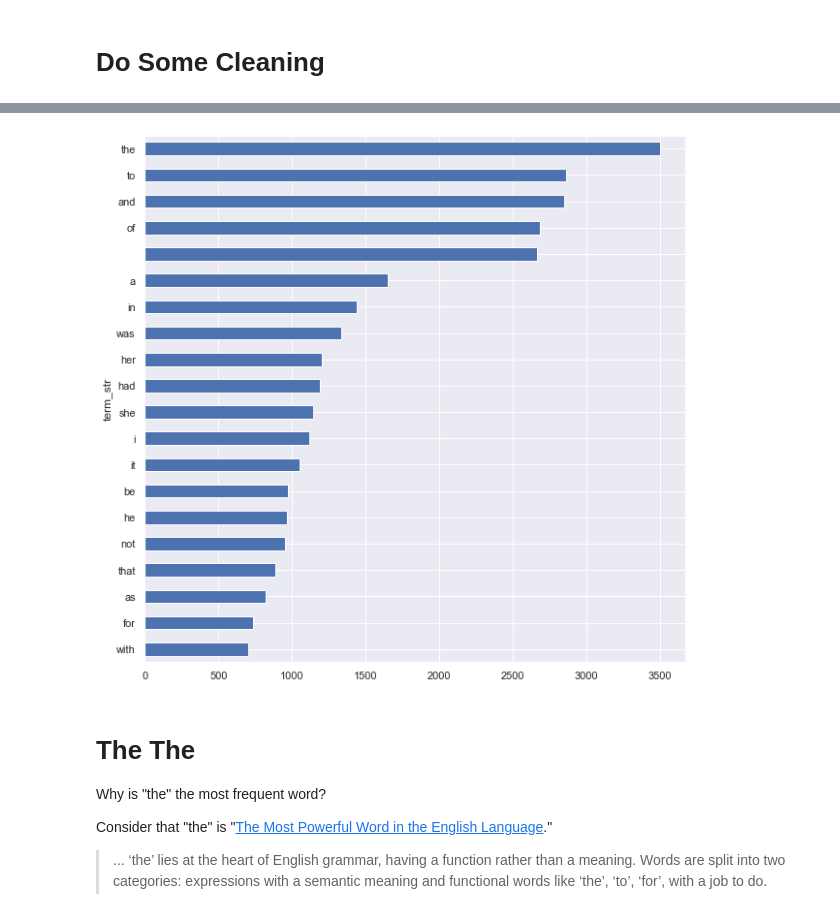
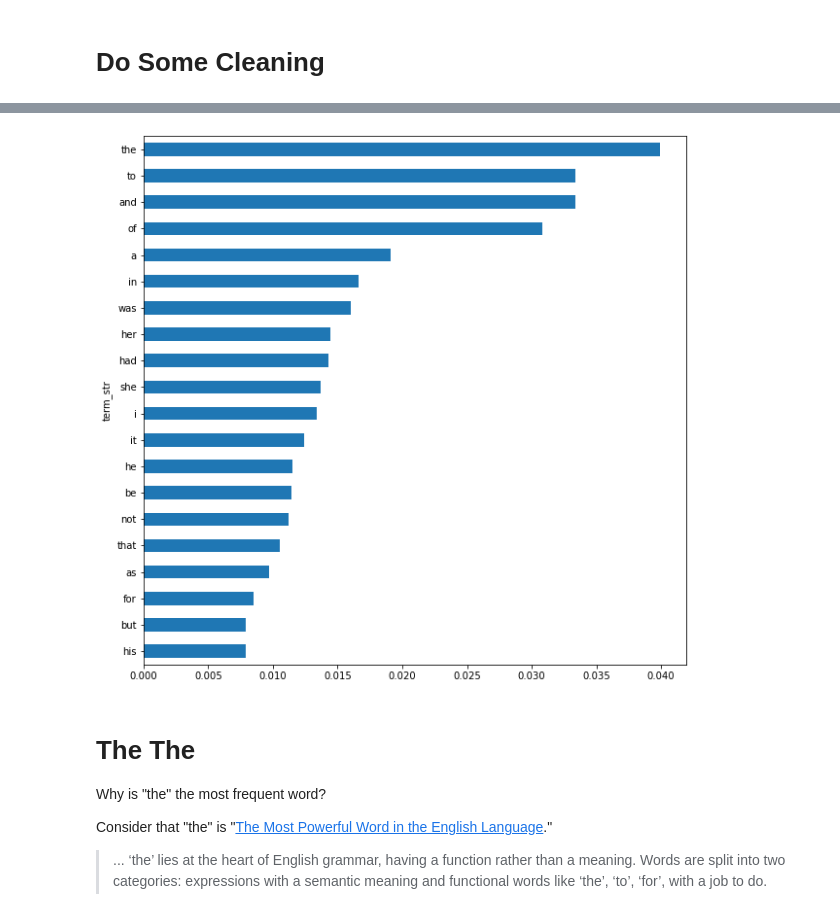
Before and after one commit to ontoligent/DS5001-2023-01-R, a Jupyter notebook: lessons/M01_Intro/M01_03_first-foray.ipynb, the cells around one changed output, grey strips where cells are left out. Cells and saved outputs as stored; diff of their text form; code cells hidden in the pictures.

```diff
--- a/lessons/M01_Intro/M01_03_first-foray.ipynb
+++ b/lessons/M01_Intro/M01_03_first-foray.ipynb
@@ -17,5 +17,3 @@ import seaborn as sns
-# %%
-sns.set()
 # %% [markdown]
 # Import File
 # %%
@@ -164,4 +160,4 @@ text.head()
 # %%
-K = text.chunk_str.str.split(' ', expand=True).stack().to_frame('token_str')
+K = text.chunk_str.str.split(expand=True).stack().to_frame('token_str')
 K.index.names = ['chunk_num','token_num']
 # %%
@@ -253 +258,3 @@ V.head(10)
+# %%
+V['p'] = V.n / V.n.sum()
 # %% [markdown]
@@ -259,7 +270,7 @@ V.plot(figsize=(10,5), fontsize=14, rot=45, legend=False);
 # %%
-V.n.head(20).sort_values().plot.barh(figsize=(10,10));
+V.p.head(20).sort_values().plot.barh(figsize=(10,10));
 # %% [output]
-[figure, old version]
+[figure, new version]
 # %% [markdown]
 # The The
 
```
Also changed, not shown: parts of 35 cells of this notebook, 6 other files.
